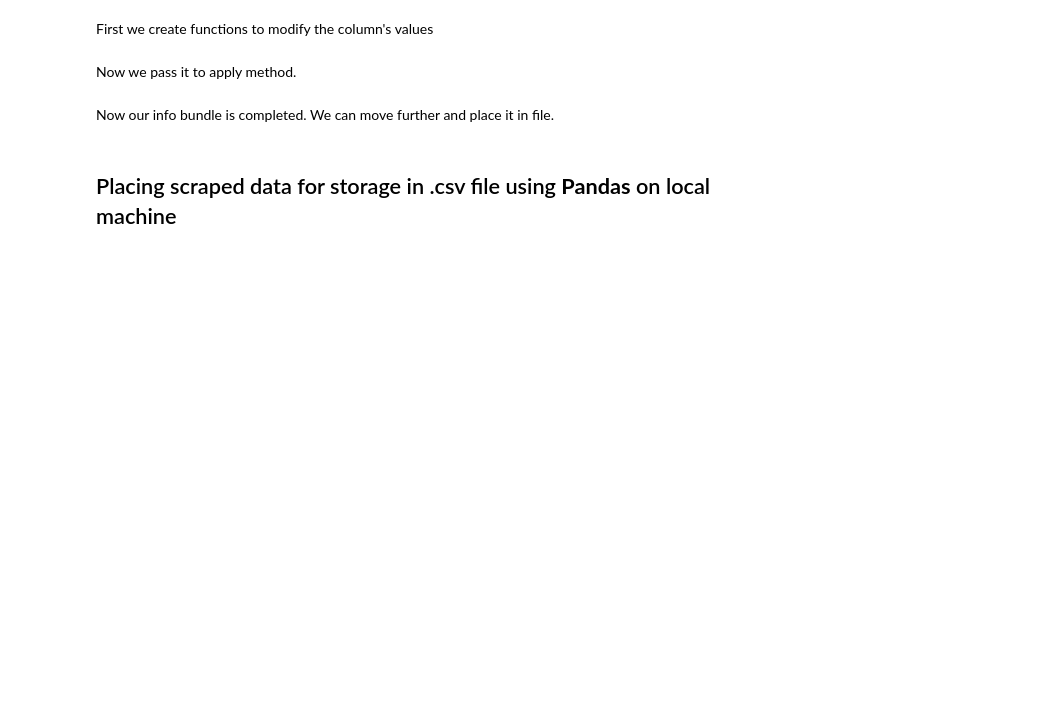
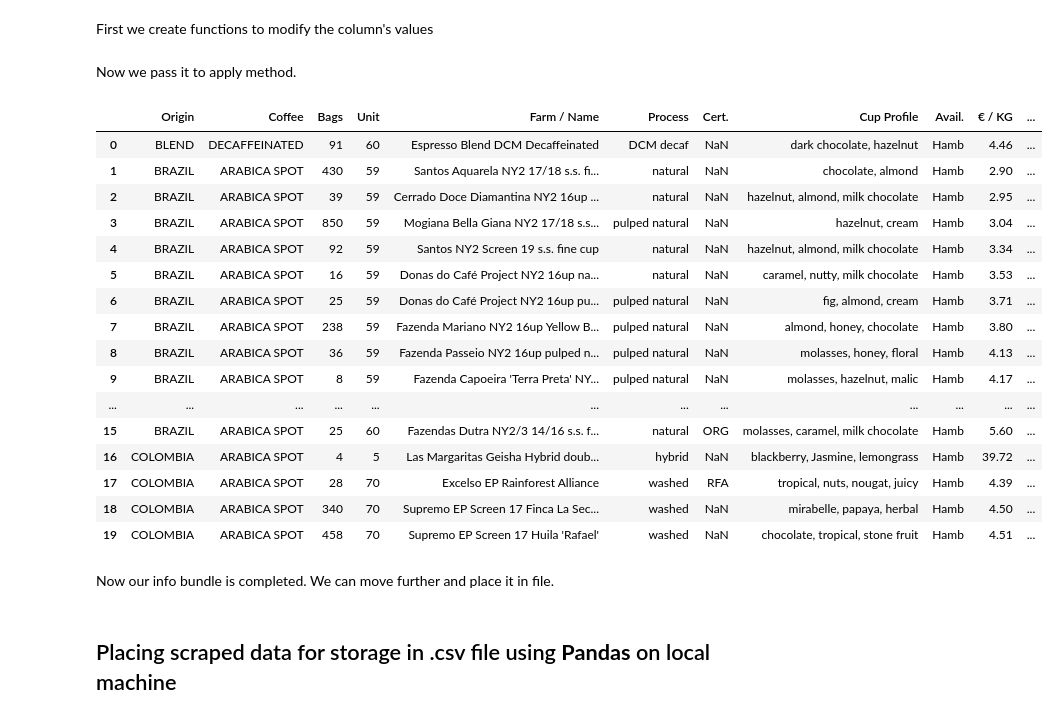
Before and after one commit to yana-d/green-bean-price-tracker, a Jupyter notebook: green-bean-price-tracker.ipynb, the cells around one changed output. Saved outputs shown, nothing was run; the diff lists cells and outputs as text; code cells hidden in the pictures; blank space fills up the shorter version.

```diff
--- a/green-bean-price-tracker.ipynb
+++ b/green-bean-price-tracker.ipynb
@@ -280,10 +305,14 @@ def clean_unit_col(x):
-# %%
-def clean_eur_col(x):
-    x = x.replace("€", "").replace(",", ".").replace(" ", "")
-    return round(float(x),2)
-# %%
-def clean_usd_col(x):
-    x = x.replace("$", "").replace(",", ".").replace(" ", "")
-    return round(float(x),2)
+# %%
+def clean_unit_col(x):
+    x = x.replace("kg", "").replace(" ", "")
+    return int(x)
+
+def clean_eur_col(y):
+    y = y.replace("€", "").replace(",", ".").replace(" ", "")
+    return round(float(y),2)
+
+def clean_usd_col(z):
+    z = z.replace("$", "").replace(",", ".").replace(" ", "")
+    return round(float(z),2)
 # %% [markdown]
 Now we pass it to apply method.
@@ -301 +319,27 @@ offer_list_rehm_df_copy
+# %%
+offer_list_rehm_df_copy['Unit'] = offer_list_rehm_df_copy['Unit'].apply(clean_unit_col)
+
+offer_list_rehm_df_copy['€ / KG'] = offer_list_rehm_df_copy['€ / KG'].apply(clean_eur_col)
+
+offer_list_rehm_df_copy['$ / KG'] = offer_list_rehm_df_copy['$ / KG'].apply(clean_usd_col)
+
+offer_list_rehm_df_copy.head(20)
+# %% [output]
+|  | Origin | Coffee | Bags | Unit | Farm / Name | Process | Cert. | Cup Profile | Avail. | € / KG | ... |
+| 0 | BLEND | DECAFFEINATED | 91 | 60 | Espresso Blend DCM Decaffeinated | DCM decaf | NaN | dark chocolate, hazelnut | Hamb | 4.46 | ... |
+| 1 | BRAZIL | ARABICA SPOT | 430 | 59 | Santos Aquarela NY2 17/18 s.s. fi... | natural | NaN | chocolate, almond | Hamb | 2.90 | ... |
+| 2 | BRAZIL | ARABICA SPOT | 39 | 59 | Cerrado Doce Diamantina NY2 16up ... | natural | NaN | hazelnut, almond, milk chocolate | Hamb | 2.95 | ... |
+| 3 | BRAZIL | ARABICA SPOT | 850 | 59 | Mogiana Bella Giana NY2 17/18 s.s... | pulped natural | NaN | hazelnut, cream | Hamb | 3.04 | ... |
+| 4 | BRAZIL | ARABICA SPOT | 92 | 59 | Santos NY2 Screen 19 s.s. fine cup | natural | NaN | hazelnut, almond, milk chocolate | Hamb | 3.34 | ... |
+| 5 | BRAZIL | ARABICA SPOT | 16 | 59 | Donas do Café Project NY2 16up na... | natural | NaN | caramel, nutty, milk chocolate | Hamb | 3.53 | ... |
+| 6 | BRAZIL | ARABICA SPOT | 25 | 59 | Donas do Café Project NY2 16up pu... | pulped natural | NaN | fig, almond, cream | Hamb | 3.71 | ... |
+| 7 | BRAZIL | ARABICA SPOT | 238 | 59 | Fazenda Mariano NY2 16up Yellow B... | pulped natural | NaN | almond, honey, chocolate | Hamb | 3.80 | ... |
+| 8 | BRAZIL | ARABICA SPOT | 36 | 59 | Fazenda Passeio NY2 16up pulped n... | pulped natural | NaN | molasses, honey, floral | Hamb | 4.13 | ... |
+| 9 | BRAZIL | ARABICA SPOT | 8 | 59 | Fazenda Capoeira 'Terra Preta' NY... | pulped natural | NaN | molasses, hazelnut, malic | Hamb | 4.17 | ... |
+| ... | ... | ... | ... | ... | ... | ... | ... | ... | ... | ... | ... |
+| 15 | BRAZIL | ARABICA SPOT | 25 | 60 | Fazendas Dutra NY2/3 14/16 s.s. f... | natural | ORG | molasses, caramel, milk chocolate | Hamb | 5.60 | ... |
+| 16 | COLOMBIA | ARABICA SPOT | 4 | 5 | Las Margaritas Geisha Hybrid doub... | hybrid | NaN | blackberry, Jasmine, lemongrass | Hamb | 39.72 | ... |
+| 17 | COLOMBIA | ARABICA SPOT | 28 | 70 | Excelso EP Rainforest Alliance | washed | RFA | tropical, nuts, nougat, juicy | Hamb | 4.39 | ... |
+| 18 | COLOMBIA | ARABICA SPOT | 340 | 70 | Supremo EP Screen 17 Finca La Sec... | washed | NaN | mirabelle, papaya, herbal | Hamb | 4.50 | ... |
+| 19 | COLOMBIA | ARABICA SPOT | 458 | 70 | Supremo EP Screen 17 Huila 'Rafael' | washed | NaN | chocolate, tropical, stone fruit | Hamb | 4.51 | ... |
 # %%
```
Also changed, not shown: parts of 43 cells of this notebook, 6 other files.
